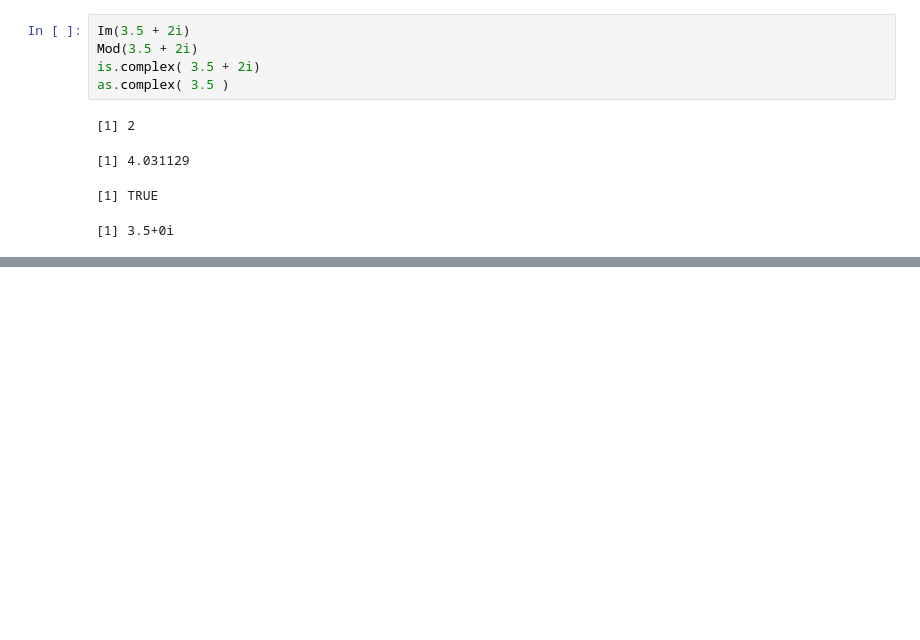
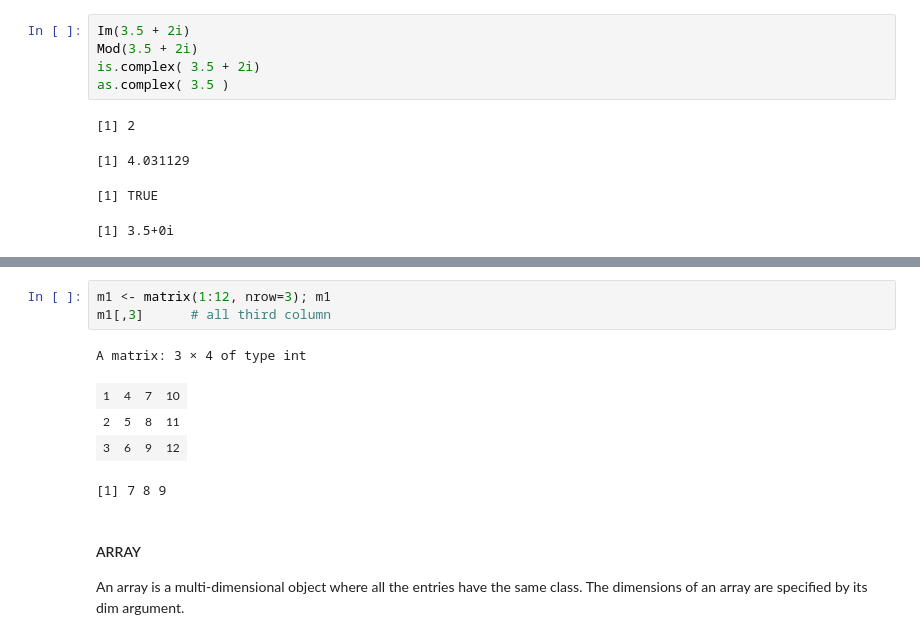
Before and after one commit to seccobenedetto/coding_tutorials, a Jupyter notebook: R.ipynb, the cells around one changed output, grey strips where cells are left out. Drawn from its saved outputs; the diff is of its cells as text; blank space fills up the shorter version.

```diff
--- a/R.ipynb
+++ b/R.ipynb
@@ -90,0 +298,12 @@ as.complex( 3.5 )
+# %%
+m1 <- matrix(1:12, nrow=3); m1
+m1[,3]      # all third column
+# %% [output]
+A matrix: 3 × 4 of type int
+| 1 | 4 | 7 | 10 |
+| 2 | 5 | 8 | 11 |
+| 3 | 6 | 9 | 12 |
+[1] 7 8 9
+# %% [markdown]
+#### ARRAY
+An array is a multi-dimensional object where all the entries have the same class. The dimensions of an array are specified by its dim argument.
```
Also changed, not shown: parts of 23 cells of this notebook.
